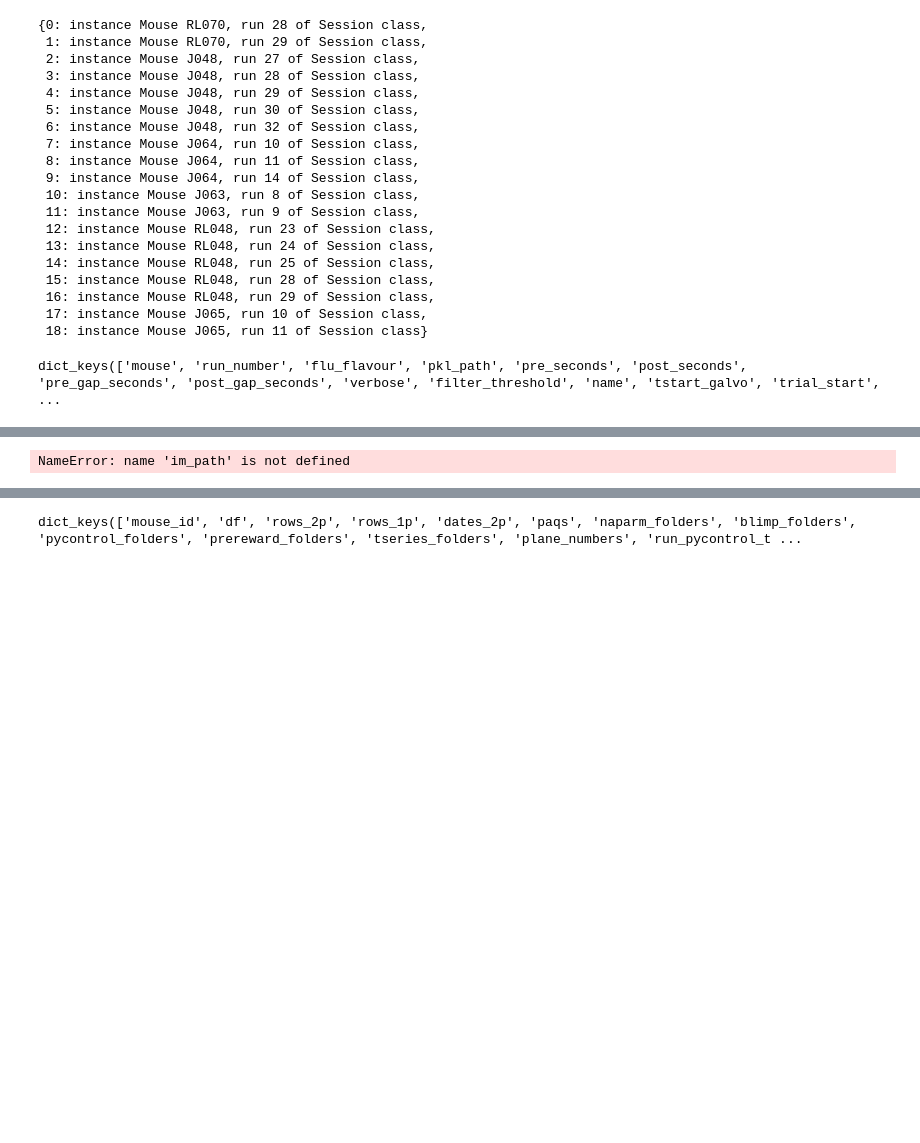
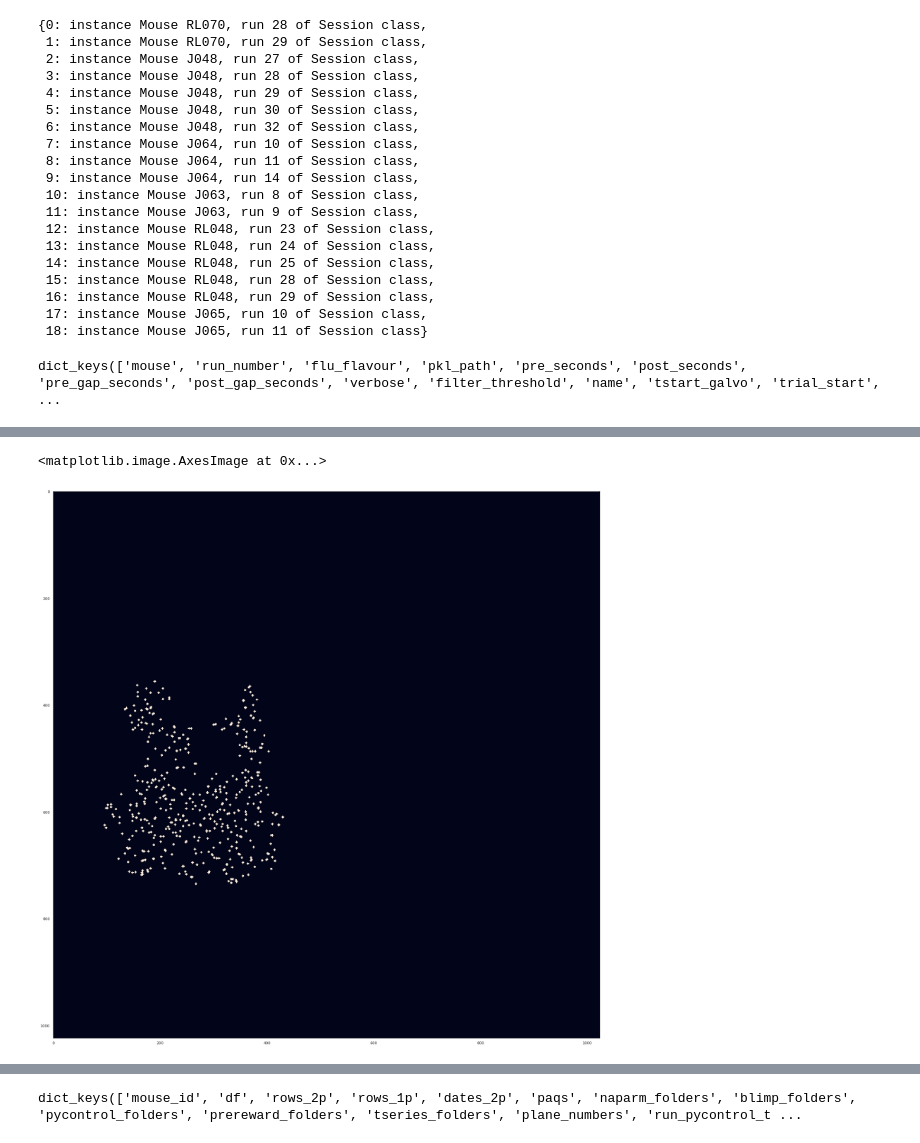
Before and after one commit to Packer-Lab/Vape, a Jupyter notebook: jupyter/get_targets_dev.ipynb, the cells around one changed output, grey strips where cells are left out. Drawn from its saved outputs; the diff is of its cells as text; code cells hidden in the pictures; blank space fills up the shorter version.

```diff
--- a/jupyter/get_targets_dev.ipynb
+++ b/jupyter/get_targets_dev.ipynb
@@ -327,26 +329,26 @@ IndexError: index 673 is out of bounds for axis 0 with size 514
 tiff_path = os.path.expanduser('~/mnt/qnap/Data/2019-12-13/STA/2019-12-13_J064_t-001/'
           '2019-12-13_J064_t-001_15Stims_STA_dF_MaxResponseImage.tif')
 # %%
-tiff = tf.imread(im_path)
+#tiff = tf.imread(tiff_path)
+#tiff = tiff[256:513+257, :]
+tiff = np.zeros((1024,1024))
 tiff.shape
-tiff = tiff[256:513+257, :]
 
 tiff[im.astype('bool')] = np.max(tiff)
 
 y, x = np.where(im)
 
 scale_x = 1
 scale_y = 1
 
 for xx, yy, in zip(x,y):
     tiff = cv2.circle(tiff, (int(scale_x*xx), int(scale_y*yy)) , radius=int(2), color=6000, thickness=-1)
 
-plot = False
-if plot:
-    plt.figure(figsize=(60,30))
-    plt.imshow(tiff)
+plt.figure(figsize=(60,30))
+plt.imshow(tiff)
 # %% [output]
-NameError: name 'im_path' is not defined
+<matplotlib.image.AxesImage at 0x...>
+[figure, added]
 # %%
 is_target_og = copy.deepcopy(is_target)
 # %%
```
Also changed, not shown: parts of 17 cells of this notebook, 2 other files.
